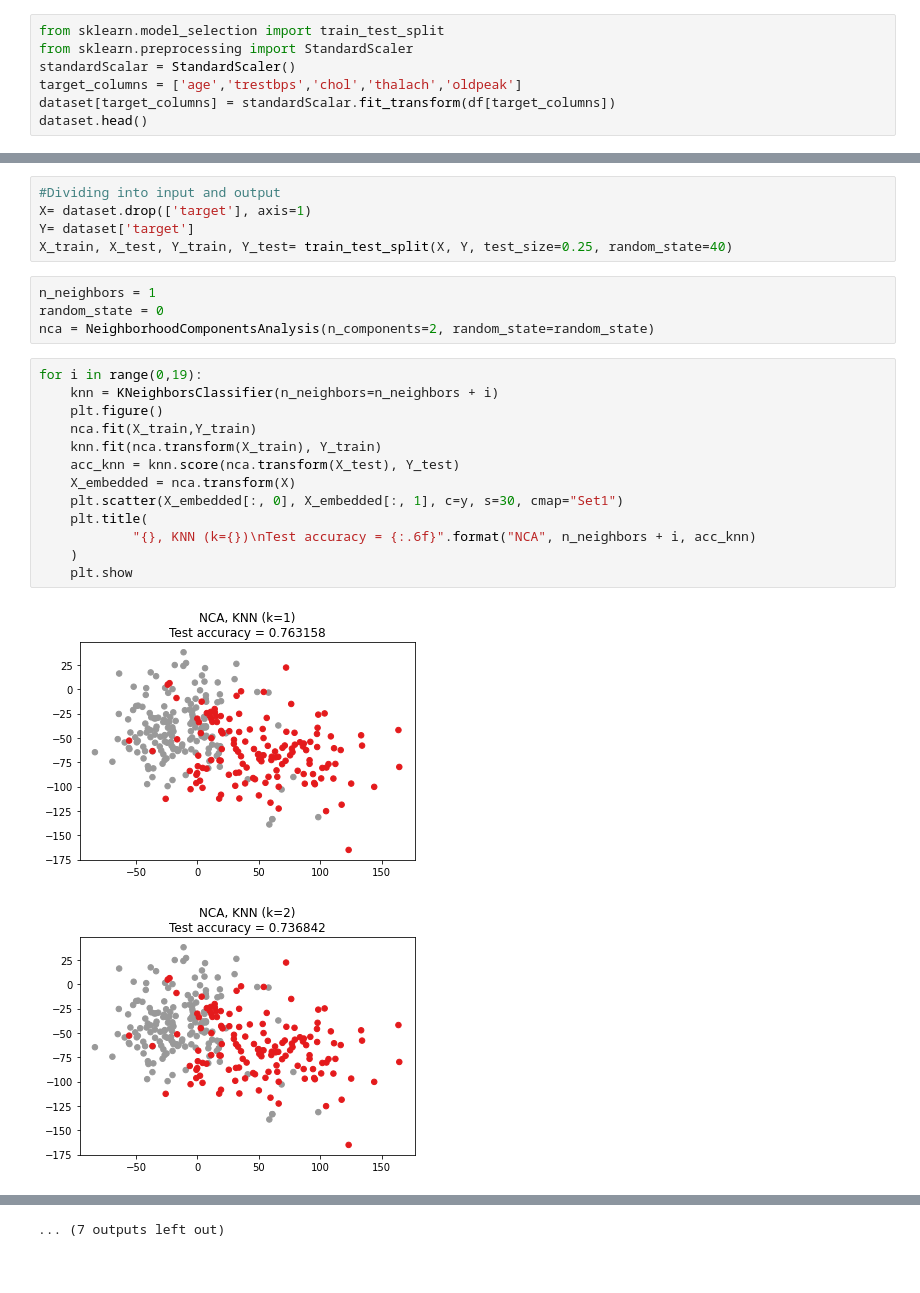
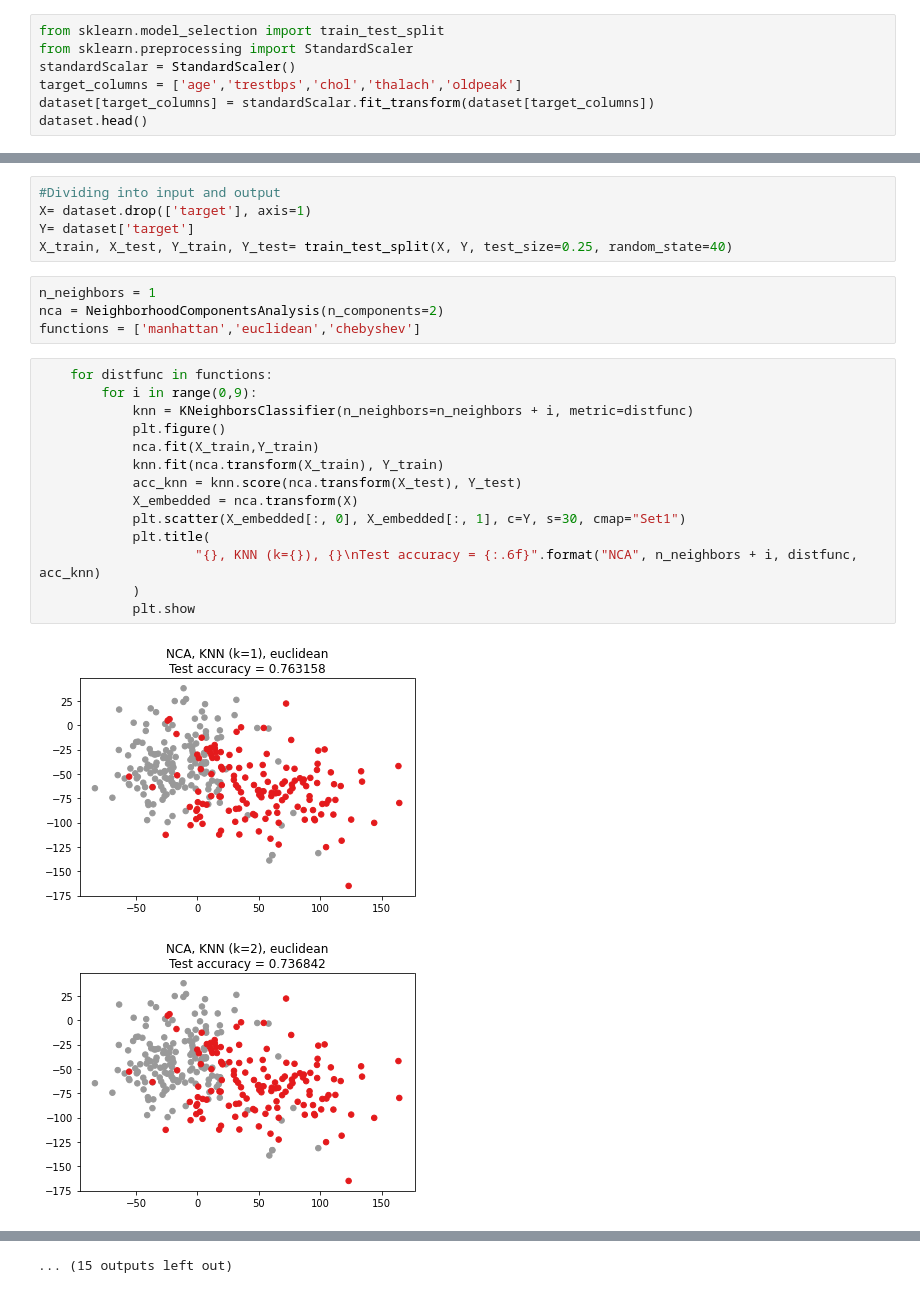
Before and after one commit to adil-ammar/Heart-Disease-Prediction, a Jupyter notebook: src/knn.ipynb, the cells around one changed output, grey strips where cells are left out. Saved outputs shown, nothing was run; the diff lists cells and outputs as text.

Commit message:
changes to add distance functions

```diff
--- a/src/knn.ipynb
+++ b/src/knn.ipynb
@@ -26,7 +28,7 @@ from sklearn.model_selection import train_test_split
 from sklearn.preprocessing import StandardScaler
 standardScalar = StandardScaler()
 target_columns = ['age','trestbps','chol','thalach','oldpeak']
-dataset[target_columns] = standardScalar.fit_transform(df[target_columns])
+dataset[target_columns] = standardScalar.fit_transform(dataset[target_columns])
 dataset.head()
 # %% [output]
 |  | age | sex | cp | trestbps | chol | fbs | restecg | thalach | exang | oldpeak | slope | ... |
@@ -42,21 +44,22 @@ Y= dataset['target']
 X_train, X_test, Y_train, Y_test= train_test_split(X, Y, test_size=0.25, random_state=40)
 # %%
 n_neighbors = 1
-random_state = 0
-nca = NeighborhoodComponentsAnalysis(n_components=2, random_state=random_state)
+nca = NeighborhoodComponentsAnalysis(n_components=2)
+functions = ['manhattan','euclidean','chebyshev']
 # %%
-for i in range(0,19):
-    knn = KNeighborsClassifier(n_neighbors=n_neighbors + i)
-    plt.figure()
-    nca.fit(X_train,Y_train)
-    knn.fit(nca.transform(X_train), Y_train)
-    acc_knn = knn.score(nca.transform(X_test), Y_test)
-    X_embedded = nca.transform(X)
-    plt.scatter(X_embedded[:, 0], X_embedded[:, 1], c=y, s=30, cmap="Set1")
-    plt.title(
-            "{}, KNN (k={})\nTest accuracy = {:.6f}".format("NCA", n_neighbors + i, acc_knn)
-    )
-    plt.show
+    for distfunc in functions:
+        for i in range(0,9):
+            knn = KNeighborsClassifier(n_neighbors=n_neighbors + i, metric=distfunc)
+            plt.figure()
+            nca.fit(X_train,Y_train)
+            knn.fit(nca.transform(X_train), Y_train)
+            acc_knn = knn.score(nca.transform(X_test), Y_test)
+            X_embedded = nca.transform(X)
+            plt.scatter(X_embedded[:, 0], X_embedded[:, 1], c=Y, s=30, cmap="Set1")
+            plt.title(
+                    "{}, KNN (k={}), {}\nTest accuracy = {:.6f}".format("NCA", n_neighbors + i, distfunc, acc_knn)
+            )
+            plt.show
 # %% [output]
-[figure, old version]
+[figure, new version]
-[figure, old version]
+[figure, new version]
@@ -73,2 +76,2 @@ for i in range(0,19):
-... (7 outputs left out)
+... (15 outputs left out)
 # %%
```
Also changed, not shown: parts of 3 cells of this notebook, 1 other file.
